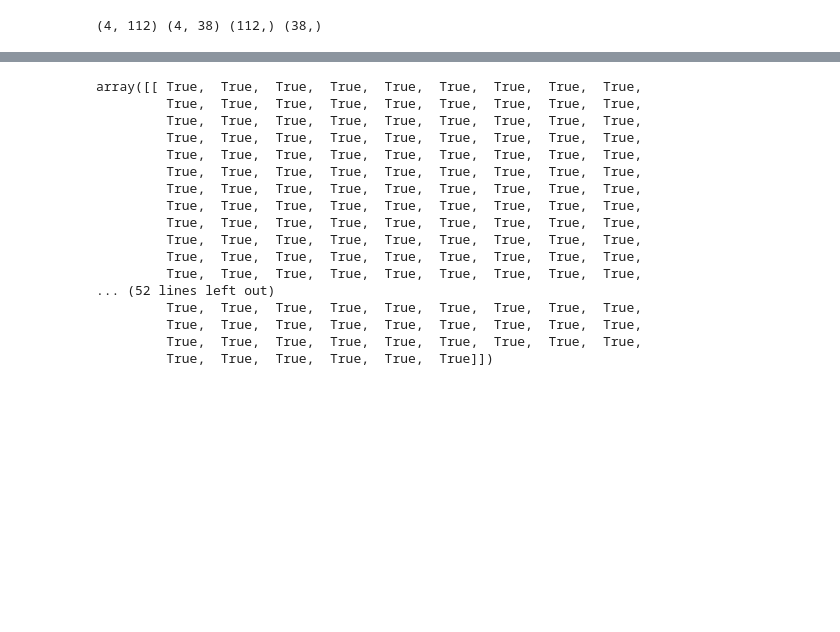
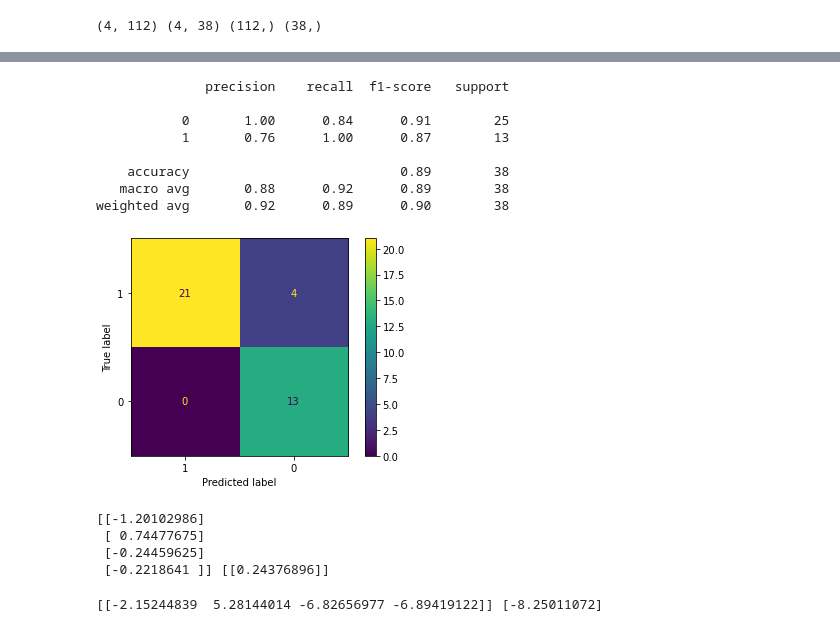
Before and after one commit to gdubbs100/dl_course, a Jupyter notebook: neural_network_from_scratch.ipynb, the cells around one changed output, grey strips where cells are left out. Cells and saved outputs as stored; diff of their text form; code cells hidden in the pictures; blank space fills up the shorter version.

```diff
--- a/neural_network_from_scratch.ipynb
+++ b/neural_network_from_scratch.ipynb
@@ -145,25 +145,31 @@ ax[1].scatter(X_test[0,:], X_test[1,:], c = preds);
-# %%
-# get the dropout matrix
-keep_prob = 1
-
-d = np.random.rand(X.shape[0], X.shape[1]) < keep_prob
-
-X == np.multiply(X, d)
-# %% [output]
-array([[ True,  True,  True,  True,  True,  True,  True,  True,  True,
-         True,  True,  True,  True,  True,  True,  True,  True,  True,
-         True,  True,  True,  True,  True,  True,  True,  True,  True,
-         True,  True,  True,  True,  True,  True,  True,  True,  True,
-         True,  True,  True,  True,  True,  True,  True,  True,  True,
-         True,  True,  True,  True,  True,  True,  True,  True,  True,
-         True,  True,  True,  True,  True,  True,  True,  True,  True,
-         True,  True,  True,  True,  True,  True,  True,  True,  True,
-         True,  True,  True,  True,  True,  True,  True,  True,  True,
-         True,  True,  True,  True,  True,  True,  True,  True,  True,
-         True,  True,  True,  True,  True,  True,  True,  True,  True,
-         True,  True,  True,  True,  True,  True,  True,  True,  True,
-... (52 lines left out)
-         True,  True,  True,  True,  True,  True,  True,  True,  True,
-         True,  True,  True,  True,  True,  True,  True,  True,  True,
-         True,  True,  True,  True,  True,  True,  True,  True,  True,
-         True,  True,  True,  True,  True,  True]])
+# %%
+from sklearn.metrics import confusion_matrix, ConfusionMatrixDisplay, classification_report
+
+cm = confusion_matrix(y_test, preds.reshape(38))
+ConfusionMatrixDisplay(cm, display_labels = [1,0]).plot()
+print(classification_report(y_test, preds.reshape(38)))
+# %% [output]
+              precision    recall  f1-score   support
+
+           0       1.00      0.84      0.91        25
+           1       0.76      1.00      0.87        13
+
+    accuracy                           0.89        38
+   macro avg       0.88      0.92      0.89        38
+weighted avg       0.92      0.89      0.90        38
+[figure, added]
+# %%
+print(layer1.w, layer1.b)
+# %% [output]
+[[-1.20102986]
+ [ 0.74477675]
+ [-0.24459625]
+ [-0.2218641 ]] [[0.24376896]]
+# %%
+from sklearn.linear_model import LogisticRegression
+
+log_reg = LogisticRegression(random_state = 1, max_iter = 99999,fit_intercept = True, penalty = 'none')
+log_reg.fit(X_train.T, y_train)
+print(log_reg.coef_, log_reg.intercept_)
+# %% [output]
+[[-2.15244839  5.28144014 -6.82656977 -6.89419122]] [-8.25011072]
```
Also changed, not shown: parts of 4 cells of this notebook.
